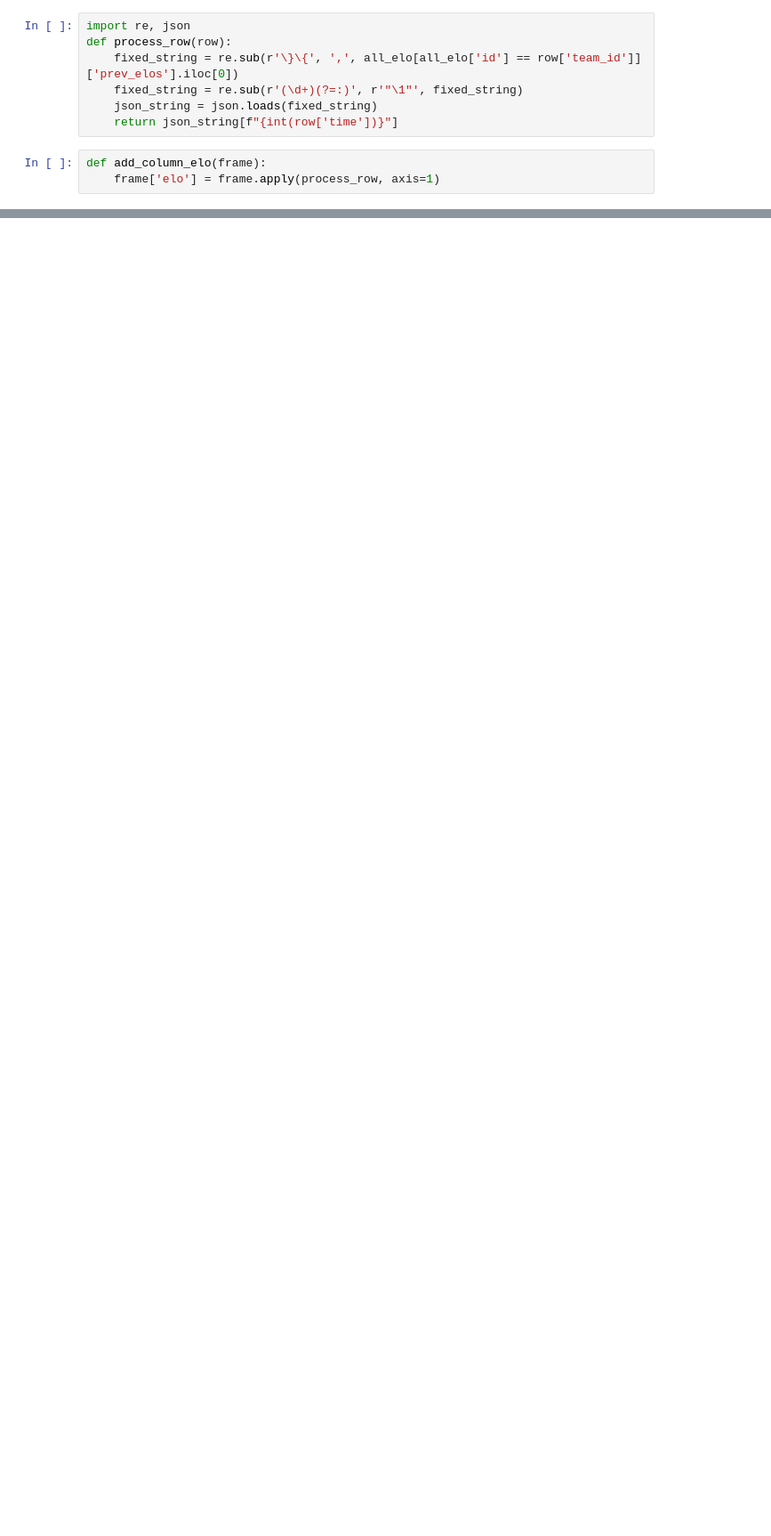
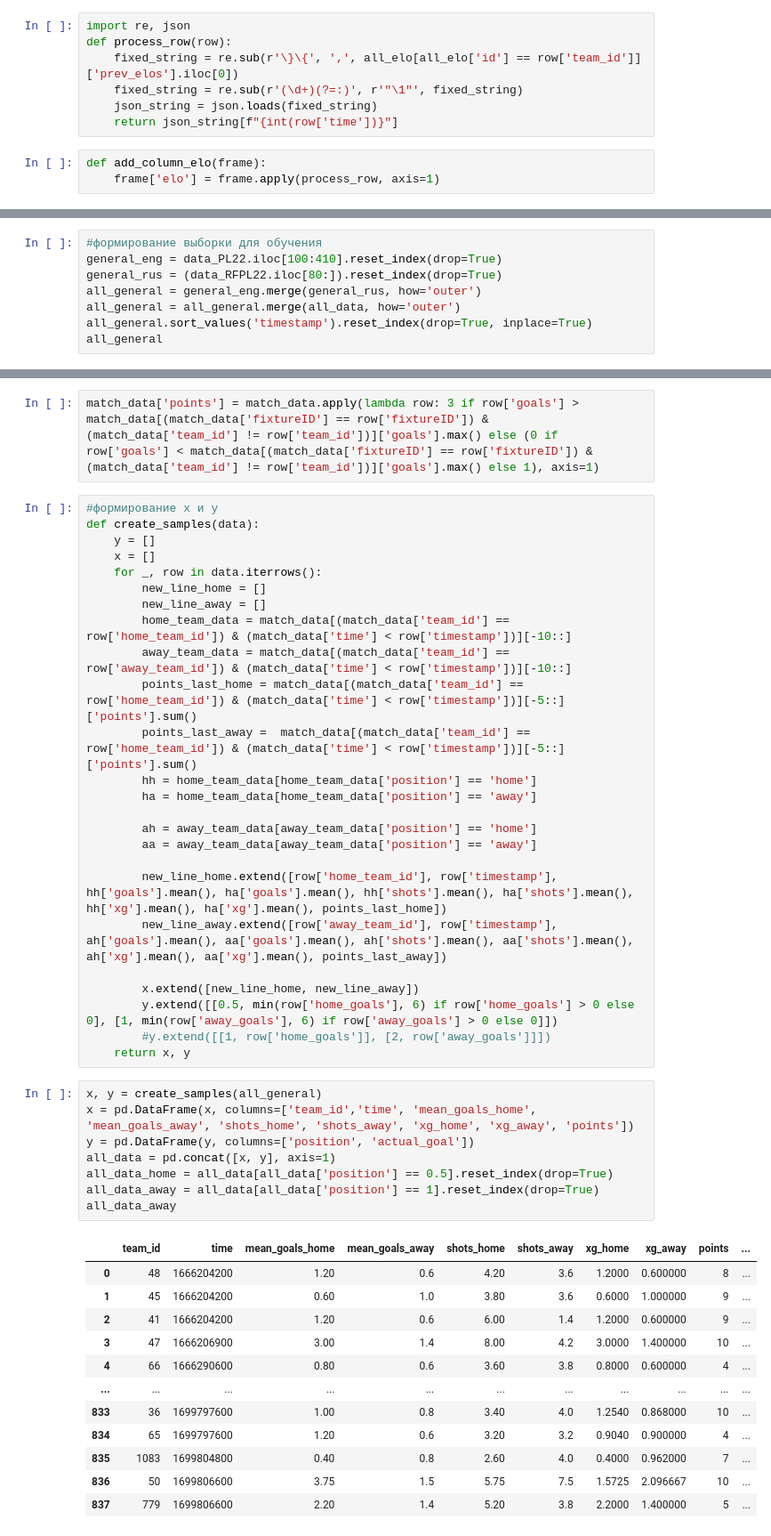
Before and after one commit to Artemirks/football-neuron-system, a Jupyter notebook: server/src/neural/train.ipynb, the cells around one changed output, grey strips where cells are left out. Shown at 89% size. Cells and saved outputs as stored; diff of their text form; blank space fills up the shorter version.

```diff
--- a/server/src/neural/train.ipynb
+++ b/server/src/neural/train.ipynb
@@ -499,0 +117,8 @@ MAX: [2.3393579]
+# %%
+#формирование выборки для обучения
+general_eng = data_PL22.iloc[100:410].reset_index(drop=True)
+general_rus = (data_RFPL22.iloc[80:]).reset_index(drop=True)
+all_general = general_eng.merge(general_rus, how='outer')
+all_general = all_general.merge(all_data, how='outer')
+all_general.sort_values('timestamp').reset_index(drop=True, inplace=True)
+all_general
@@ -499,0 +141,48 @@ MAX: [2.3393579]
+# %%
+match_data['points'] = match_data.apply(lambda row: 3 if row['goals'] > match_data[(match_data['fixtureID'] == row['fixtureID']) & (match_data['team_id'] != row['team_id'])]['goals'].max() else (0 if row['goals'] < match_data[(match_data['fixtureID'] == row['fixtureID']) & (match_data['team_id'] != row['team_id'])]['goals'].max() else 1), axis=1)
+# %%
+#формирование x и y
+def create_samples(data):
+    y = []
+    x = []
+    for _, row in data.iterrows():
+        new_line_home = []
+        new_line_away = []
+        home_team_data = match_data[(match_data['team_id'] == row['home_team_id']) & (match_data['time'] < row['timestamp'])][-10::]
+        away_team_data = match_data[(match_data['team_id'] == row['away_team_id']) & (match_data['time'] < row['timestamp'])][-10::]
+        points_last_home = match_data[(match_data['team_id'] == row['home_team_id']) & (match_data['time'] < row['timestamp'])][-5::]['points'].sum()
+        points_last_away =  match_data[(match_data['team_id'] == row['home_team_id']) & (match_data['time'] < row['timestamp'])][-5::]['points'].sum()
+        hh = home_team_data[home_team_data['position'] == 'home']
+        ha = home_team_data[home_team_data['position'] == 'away']
+
+        ah = away_team_data[away_team_data['position'] == 'home']
+        aa = away_team_data[away_team_data['position'] == 'away']
+
+        new_line_home.extend([row['home_team_id'], row['timestamp'], hh['goals'].mean(), ha['goals'].mean(), hh['shots'].mean(), ha['shots'].mean(), hh['xg'].mean(), ha['xg'].mean(), points_last_home])
+        new_line_away.extend([row['away_team_id'], row['timestamp'], ah['goals'].mean(), aa['goals'].mean(), ah['shots'].mean(), aa['shots'].mean(), ah['xg'].mean(), aa['xg'].mean(), points_last_away])
+
+        x.extend([new_line_home, new_line_away])
+        y.extend([[0.5, min(row['home_goals'], 6) if row['home_goals'] > 0 else 0], [1, min(row['away_goals'], 6) if row['away_goals'] > 0 else 0]])
+        #y.extend([[1, row['home_goals']], [2, row['away_goals']]])
+    return x, y
+# %%
+x, y = create_samples(all_general)
+x = pd.DataFrame(x, columns=['team_id','time', 'mean_goals_home', 'mean_goals_away', 'shots_home', 'shots_away', 'xg_home', 'xg_away', 'points'])
+y = pd.DataFrame(y, columns=['position', 'actual_goal'])
+all_data = pd.concat([x, y], axis=1)
+all_data_home = all_data[all_data['position'] == 0.5].reset_index(drop=True)
+all_data_away = all_data[all_data['position'] == 1].reset_index(drop=True)
+all_data_away
+# %% [output]
+|  | team_id | time | mean_goals_home | mean_goals_away | shots_home | shots_away | xg_home | xg_away | points | ... |
+| 0 | 48 | 1666204200 | 1.20 | 0.6 | 4.20 | 3.6 | 1.2000 | 0.600000 | 8 | ... |
+| 1 | 45 | 1666204200 | 0.60 | 1.0 | 3.80 | 3.6 | 0.6000 | 1.000000 | 9 | ... |
+| 2 | 41 | 1666204200 | 1.20 | 0.6 | 6.00 | 1.4 | 1.2000 | 0.600000 | 9 | ... |
+| 3 | 47 | 1666206900 | 3.00 | 1.4 | 8.00 | 4.2 | 3.0000 | 1.400000 | 10 | ... |
+| 4 | 66 | 1666290600 | 0.80 | 0.6 | 3.60 | 3.8 | 0.8000 | 0.600000 | 4 | ... |
+| ... | ... | ... | ... | ... | ... | ... | ... | ... | ... | ... |
+| 833 | 36 | 1699797600 | 1.00 | 0.8 | 3.40 | 4.0 | 1.2540 | 0.868000 | 10 | ... |
+| 834 | 65 | 1699797600 | 1.20 | 0.6 | 3.20 | 3.2 | 0.9040 | 0.900000 | 4 | ... |
+| 835 | 1083 | 1699804800 | 0.40 | 0.8 | 2.60 | 4.0 | 0.4000 | 0.962000 | 7 | ... |
+| 836 | 50 | 1699806600 | 3.75 | 1.5 | 5.75 | 7.5 | 1.5725 | 2.096667 | 10 | ... |
+| 837 | 779 | 1699806600 | 2.20 | 1.4 | 5.20 | 3.8 | 2.2000 | 1.400000 | 5 | ... |
```
Also changed, not shown: parts of 44 cells of this notebook, 24 other files.
